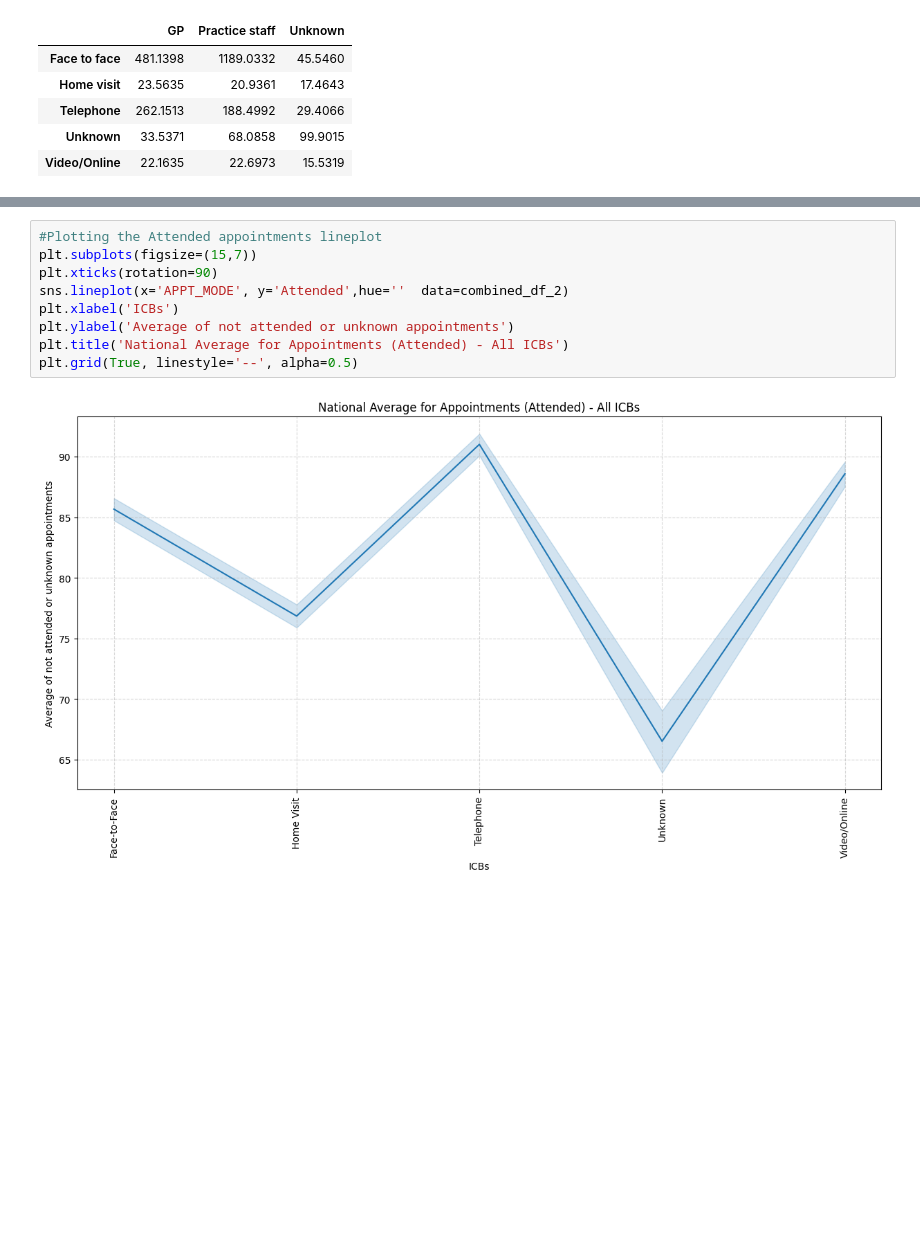
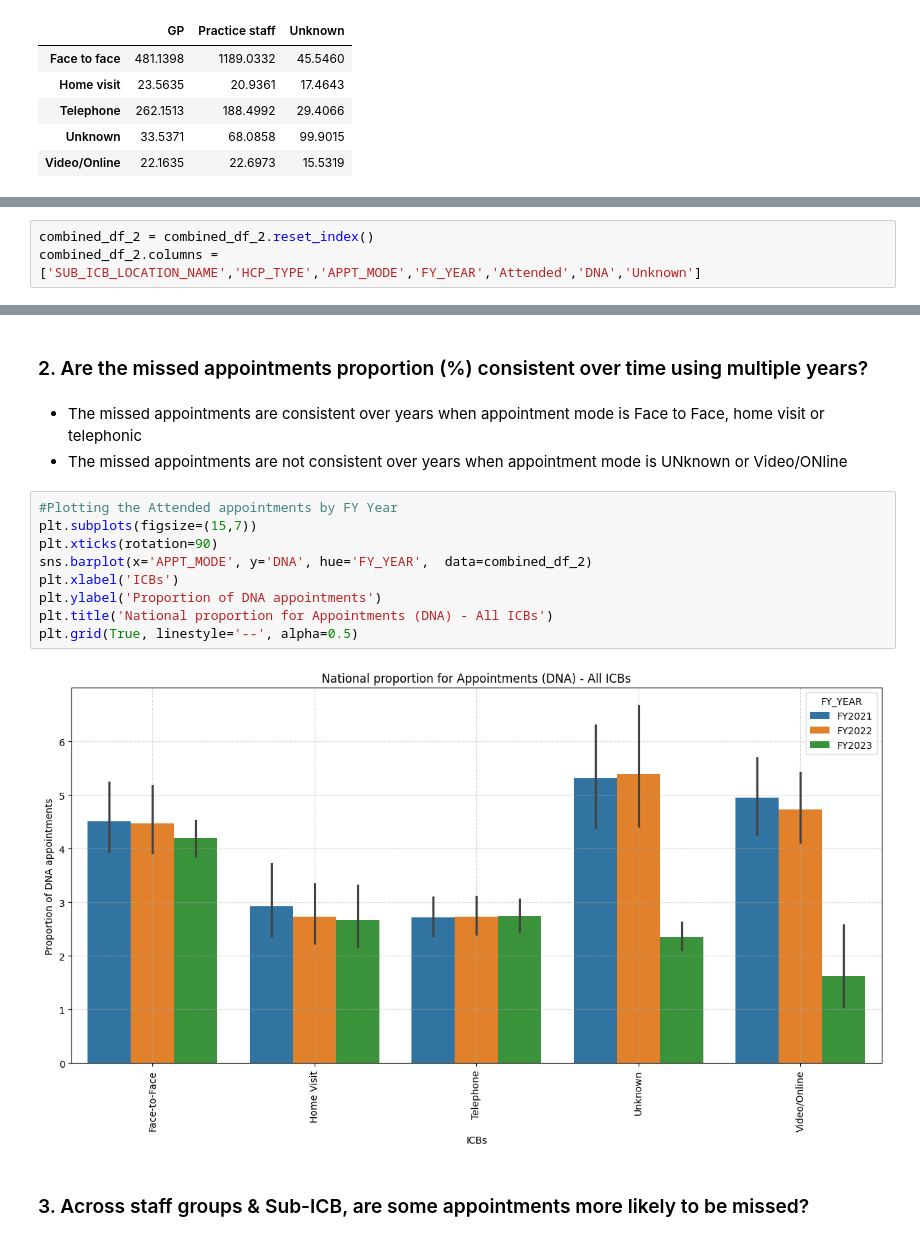
Before and after one commit to SNEE-ICS/PrimaryCareDemandAndCapacity, a Jupyter notebook: AppointmentsAttended.ipynb, the cells around one changed output, grey strips where cells are left out. Cells and saved outputs as stored; diff of their text form; blank space fills up the shorter version.

```diff
--- a/AppointmentsAttended.ipynb
+++ b/AppointmentsAttended.ipynb
@@ -382,3 +367,6 @@ Index(['', '', '', '', 'Attended', 'DNA', 'Unknown'], dtype='object', name='APPT
+# %%
+combined_df_2 = combined_df_2.reset_index()
+combined_df_2.columns = ['SUB_ICB_LOCATION_NAME','HCP_TYPE','APPT_MODE','FY_YEAR','Attended','DNA','Unknown']
 # %%
 combined_df_2
 # %% [output]
@@ -398,11 +473,18 @@ combined_df_2
+# %% [markdown]
+### 2. Are the missed appointments proportion (%) consistent over time using multiple years?
+# %% [markdown]
+- The missed appointments are consistent over years when appointment mode is Face to Face, home visit or telephonic
+- The missed appointments are not consistent over years when appointment mode is UNknown or Video/ONline
 # %%
-#Plotting the Attended appointments lineplot
+#Plotting the Attended appointments by FY Year
 plt.subplots(figsize=(15,7))
 plt.xticks(rotation=90)
-sns.lineplot(x='APPT_MODE', y='Attended',hue=''  data=combined_df_2)
+sns.barplot(x='APPT_MODE', y='DNA', hue='FY_YEAR',  data=combined_df_2)
 plt.xlabel('ICBs')
-plt.ylabel('Average of not attended or unknown appointments')
-plt.title('National Average for Appointments (Attended) - All ICBs')
+plt.ylabel('Proportion of DNA appointments')
+plt.title('National proportion for Appointments (DNA) - All ICBs')
 plt.grid(True, linestyle='--', alpha=0.5)
 # %% [output]
-[figure, old version]
+[figure, new version]
+# %% [markdown]
+### 3. Across staff groups & Sub-ICB, are some appointments more likely to be missed?
```
Also changed, not shown: parts of 45 cells of this notebook.
